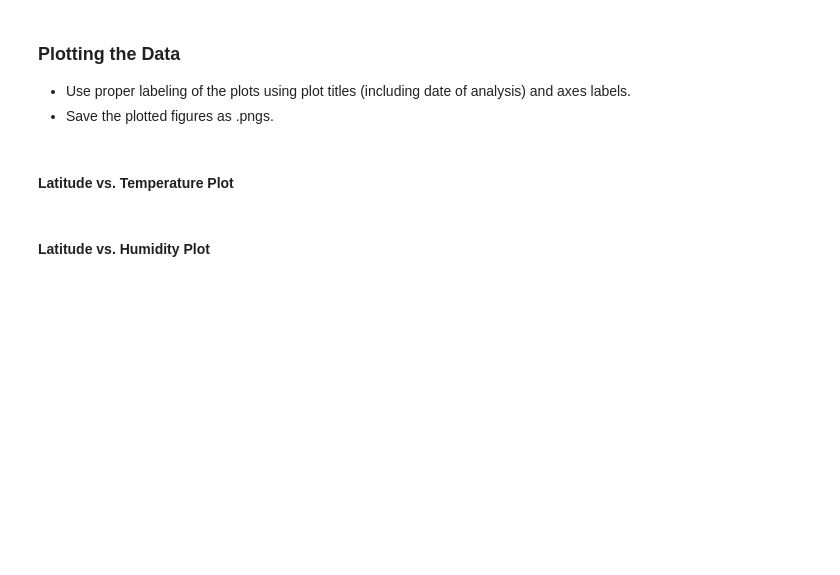
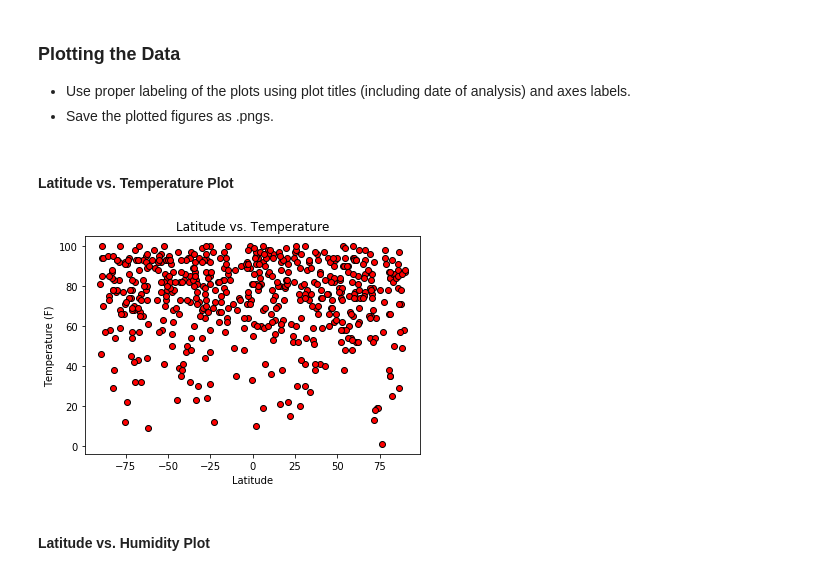
Before and after one commit to magcox5/python-api-challenge, a Jupyter notebook: WeatherPy/WeatherPy.ipynb, the cells around one changed output. Saved outputs shown, nothing was run; the diff lists cells and outputs as text; code cells hidden in the pictures; blank space fills up the shorter version.

```diff
--- a/WeatherPy/WeatherPy.ipynb
+++ b/WeatherPy/WeatherPy.ipynb
@@ -156,5 +159,22 @@ weather_df.head()
 * Save the plotted figures as .pngs.
 # %% [markdown]
 #### Latitude vs. Temperature Plot
+# %%
+latitude = weather_df['Latitude']
+temp = weather_df['Temp (F)']
+humidity = weather_df['Humidity (%)']
+cloudiness = weather_df['Cloudiness (%)']
+windspeed = weather_df['Wind Speed (mph)']
+# %%
+# Latitude vs. Temperature Plot
+plt.scatter(latitude, humidity, marker="o", facecolors="red", edgecolors="black")
+# Create a title, x label, and y label for our chart
+plt.title("Latitude vs. Temperature")
+plt.xlabel("Latitude")
+plt.ylabel("Temperature (F)")
+
+plt.show()
+# %% [output]
+[figure, added]
 # %% [markdown]
 #### Latitude vs. Humidity Plot
```
Also changed, not shown: parts of 8 cells of this notebook.
